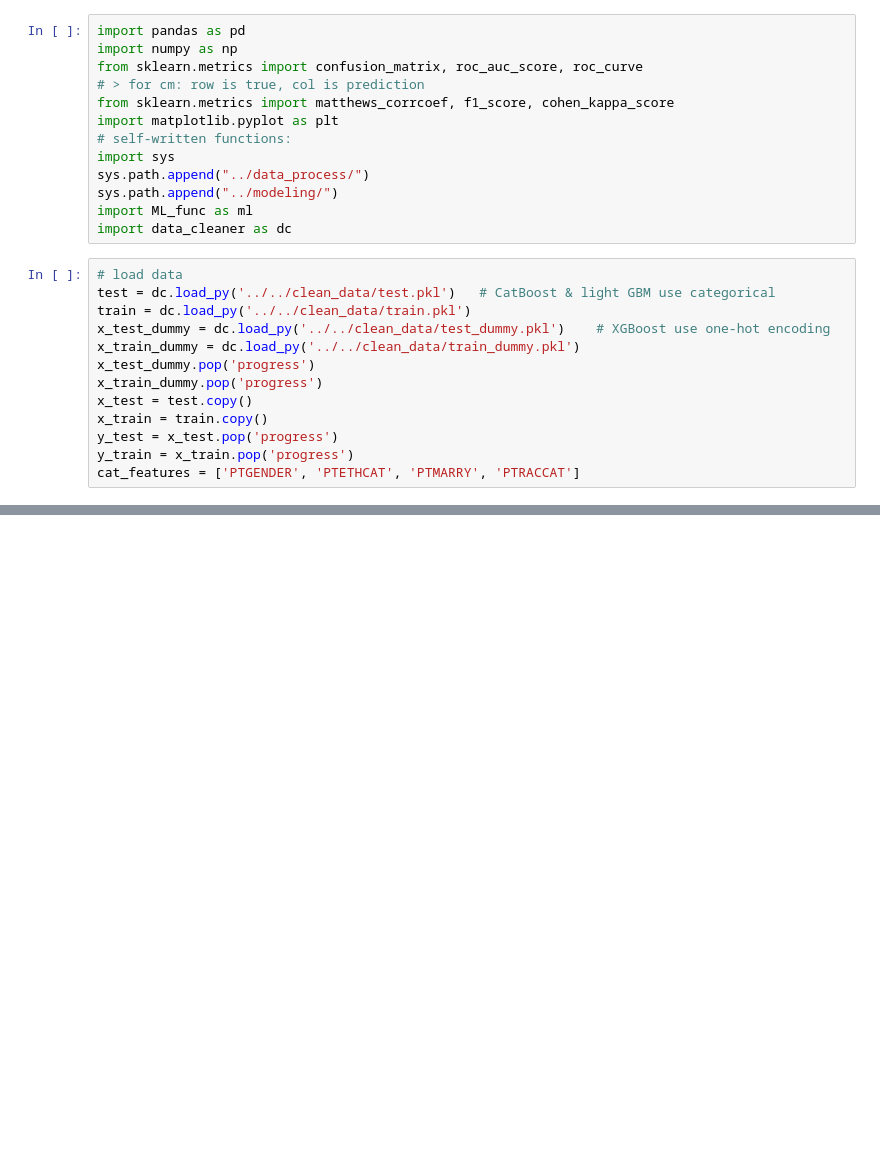
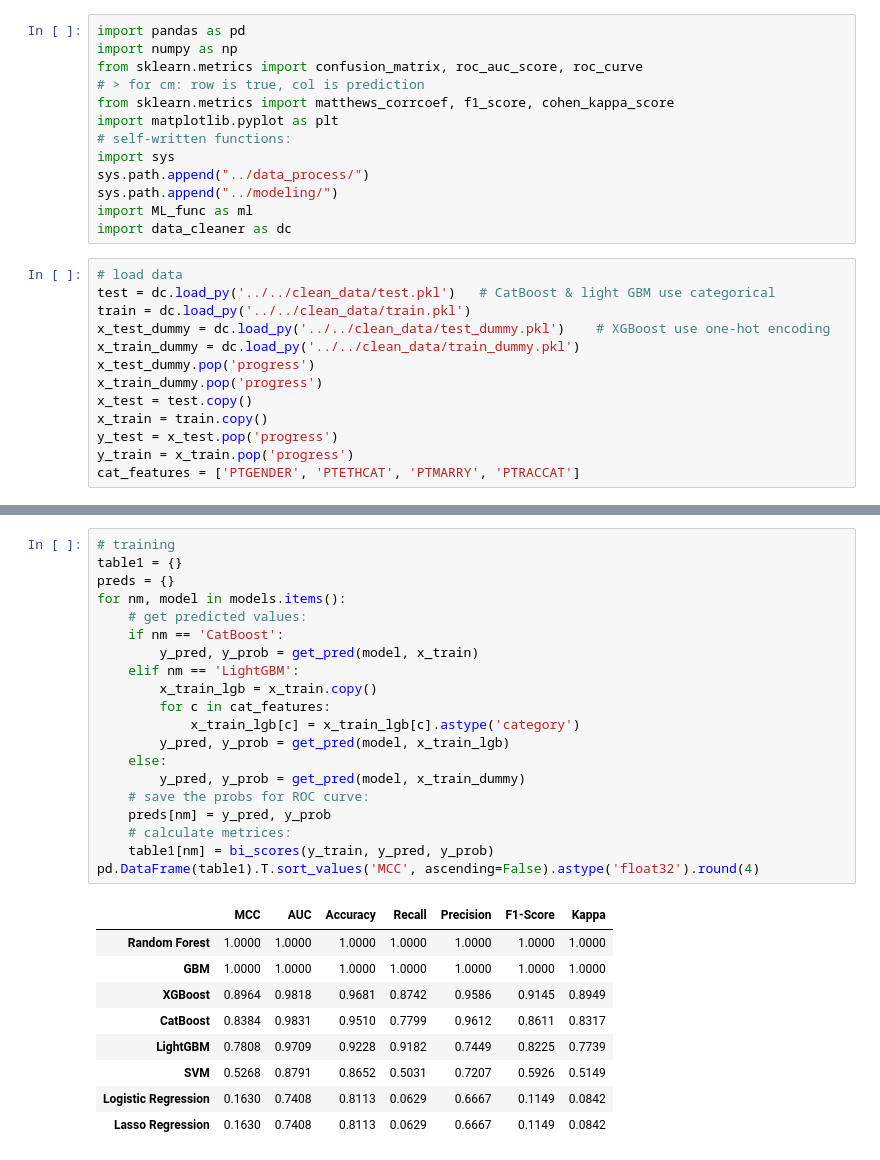
Before and after one commit to tctsung/AD_boosting, a Jupyter notebook: explainable_AI/Evaluation.ipynb, the cells around one changed output, grey strips where cells are left out. Saved outputs shown, nothing was run; the diff lists cells and outputs as text; blank space fills up the shorter version.

```diff
--- a/explainable_AI/Evaluation.ipynb
+++ b/explainable_AI/Evaluation.ipynb
@@ -52,4 +52,34 @@ for fl in files:
 print(models.keys() )
 # %% [output]
 dict_keys(['Logistic Regression', 'Lasso Regression', 'Random Forest', 'SVM', 'GBM', 'CatBoost', 'XGBoost', 'LightGBM'])
+# %%
+# training
+table1 = {}
+preds = {}
+for nm, model in models.items():
+    # get predicted values:
+    if nm == 'CatBoost':
+        y_pred, y_prob = get_pred(model, x_train)
+    elif nm == 'LightGBM':
+        x_train_lgb = x_train.copy()
+        for c in cat_features:
+            x_train_lgb[c] = x_train_lgb[c].astype('category')
+        y_pred, y_prob = get_pred(model, x_train_lgb)
+    else:
+        y_pred, y_prob = get_pred(model, x_train_dummy)
+    # save the probs for ROC curve:
+    preds[nm] = y_pred, y_prob
+    # calculate metrices:
+    table1[nm] = bi_scores(y_train, y_pred, y_prob)
+pd.DataFrame(table1).T.sort_values('MCC', ascending=False).astype('float32').round(4)
+# %% [output]
+|  | MCC | AUC | Accuracy | Recall | Precision | F1-Score | Kappa |
+| Random Forest | 1.0000 | 1.0000 | 1.0000 | 1.0000 | 1.0000 | 1.0000 | 1.0000 |
+| GBM | 1.0000 | 1.0000 | 1.0000 | 1.0000 | 1.0000 | 1.0000 | 1.0000 |
+| XGBoost | 0.8964 | 0.9818 | 0.9681 | 0.8742 | 0.9586 | 0.9145 | 0.8949 |
+| CatBoost | 0.8384 | 0.9831 | 0.9510 | 0.7799 | 0.9612 | 0.8611 | 0.8317 |
+| LightGBM | 0.7808 | 0.9709 | 0.9228 | 0.9182 | 0.7449 | 0.8225 | 0.7739 |
+| SVM | 0.5268 | 0.8791 | 0.8652 | 0.5031 | 0.7207 | 0.5926 | 0.5149 |
+| Logistic Regression | 0.1630 | 0.7408 | 0.8113 | 0.0629 | 0.6667 | 0.1149 | 0.0842 |
+| Lasso Regression | 0.1630 | 0.7408 | 0.8113 | 0.0629 | 0.6667 | 0.1149 | 0.0842 |
 # %%
```
Also changed, not shown: parts of 4 cells of this notebook, 26 other files.
